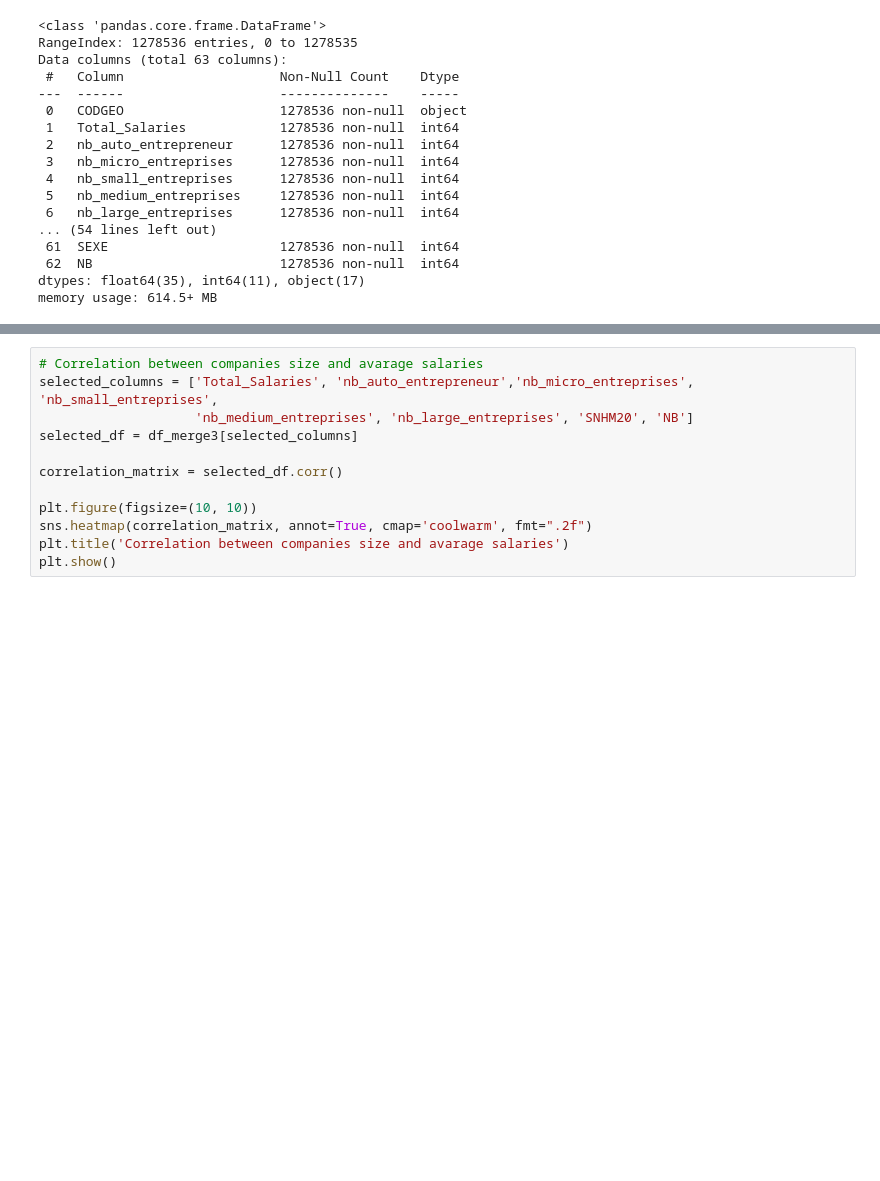
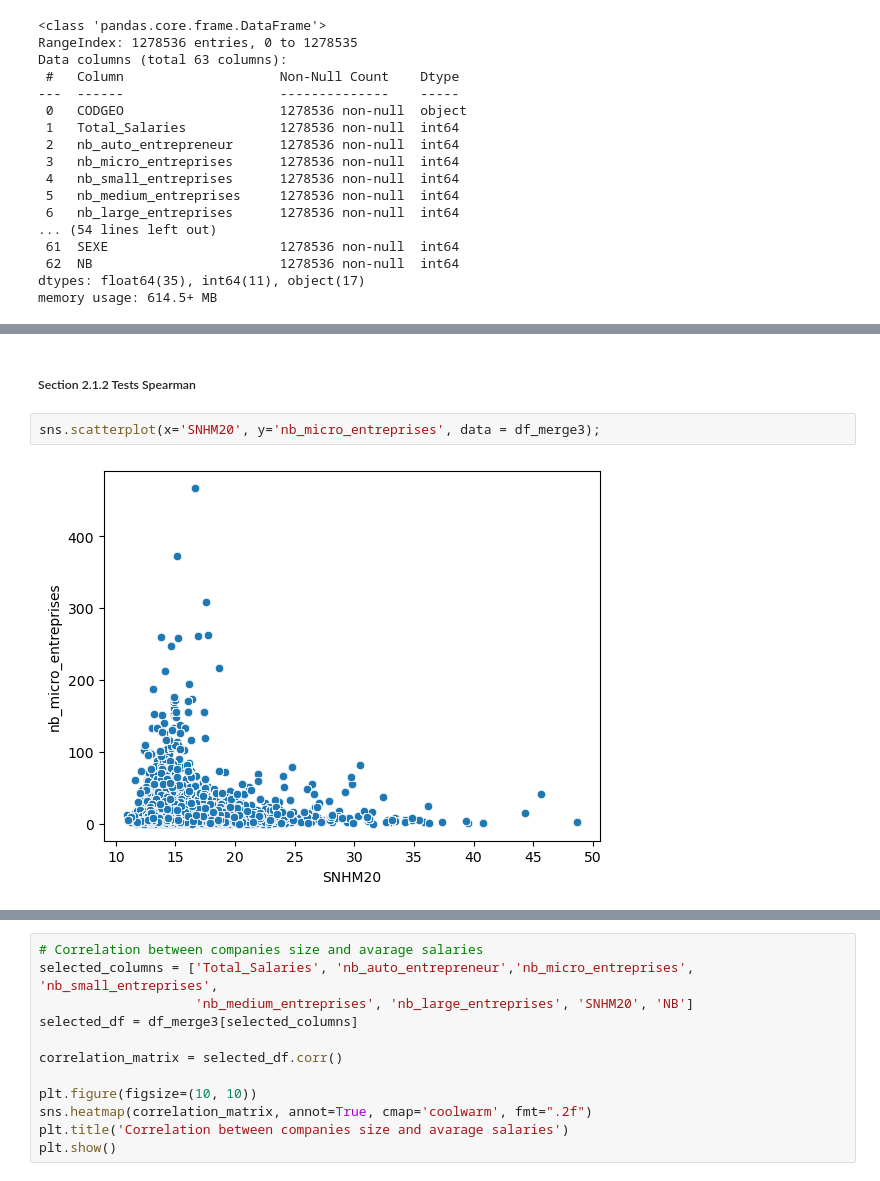
Before and after one commit to nkostiuk/french-industry, a Jupyter notebook: notebooks/Notebook_final-10-03-24.ipynb, the cells around one changed output, grey strips where cells are left out. Cells and saved outputs as stored; diff of their text form; blank space fills up the shorter version.

```diff
--- a/notebooks/Notebook_final-10-03-24.ipynb
+++ b/notebooks/Notebook_final-10-03-24.ipynb
@@ -403,0 +414,6 @@ coefficient:  -0.00918217410659963
+# %% [markdown]
+##### Section 2.1.2 Tests Spearman <a class="anchor" id="section_2_1_2"></a>
+# %%
+sns.scatterplot(x='SNHM20', y='nb_micro_entreprises', data = df_merge3);
+# %% [output]
+[figure, added]
```
Also changed, not shown: parts of 47 cells of this notebook.
